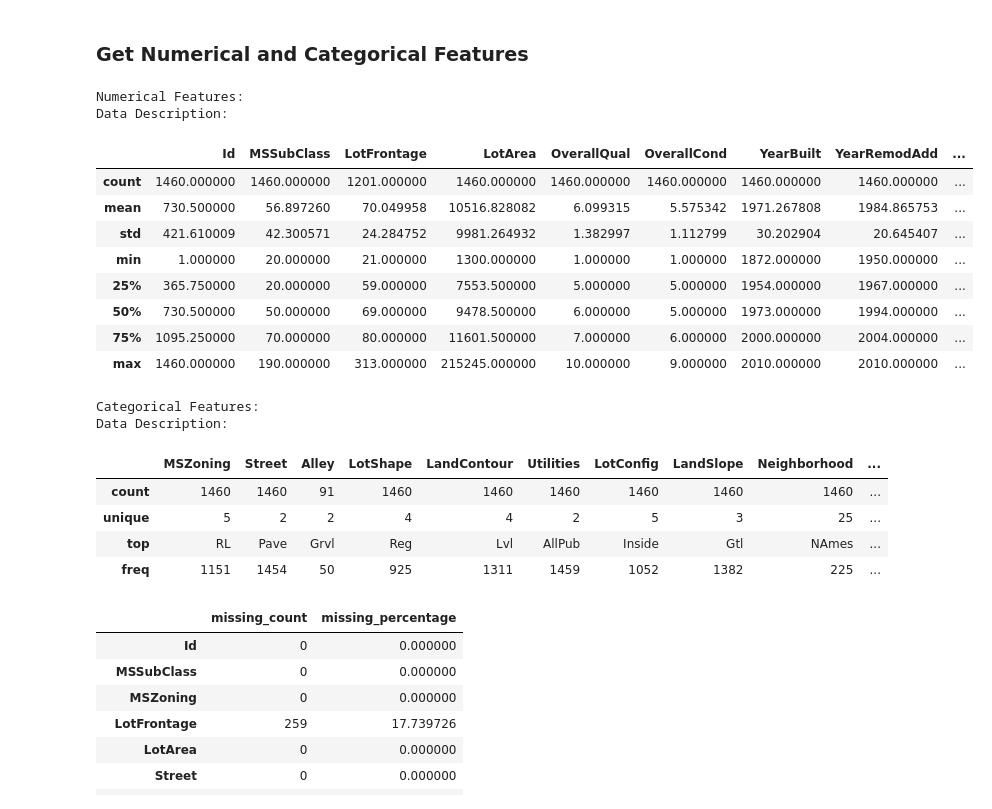
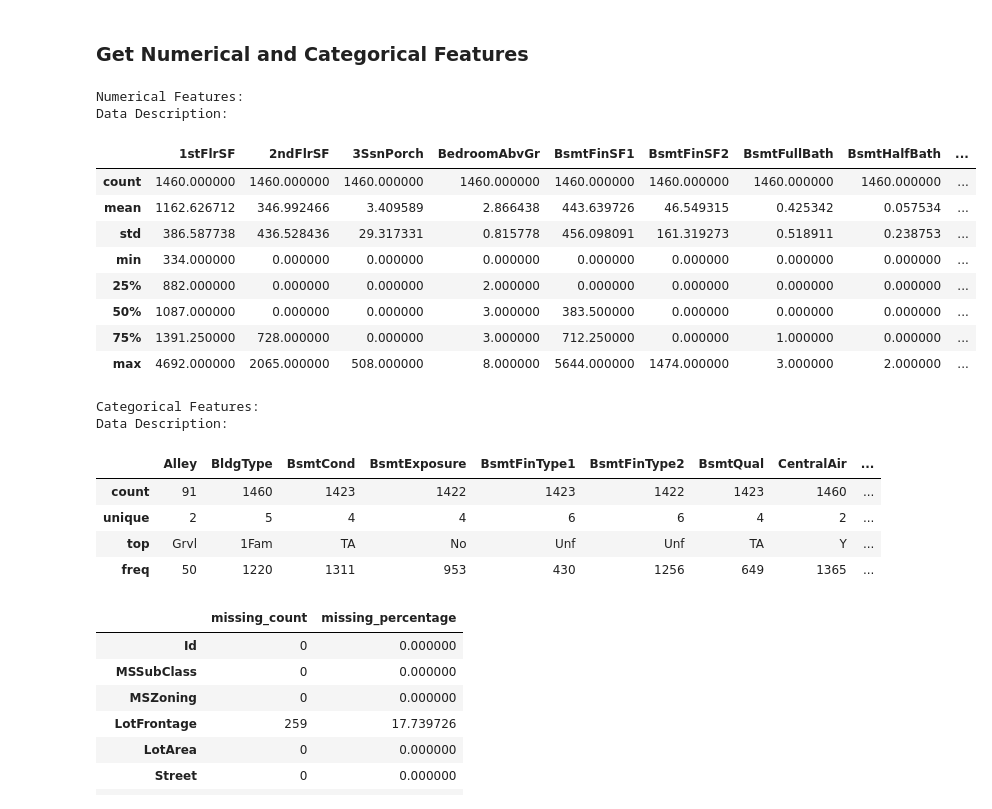
Before and after one commit to samuelablorh/house-price-prediction, a Jupyter notebook: notebooks/house_price_prediction.ipynb, the cells around one changed output. Cells and saved outputs as stored; diff of their text form; code cells hidden in the pictures.

```diff
--- a/notebooks/house_price_prediction.ipynb
+++ b/notebooks/house_price_prediction.ipynb
@@ -416,46 +400,46 @@ Shape after handling data types: (1460, 81)
 # %%
 def get_feature_types(df, exclude=None):
     """
     Return numerical and categorical columns.
     """
     if not isinstance(df, pd.DataFrame):
         raise TypeError("df must be a pandas DataFrame.")
 
     exclude = exclude or []
 
     numerical = df.select_dtypes(include="number").columns.difference(exclude).tolist()
     categorical = df.select_dtypes(
         include=["object", "category", "bool"]
     ).columns.difference(exclude).tolist()
 
     return numerical, categorical
 
-numerical_features, categorical_features = get_feature_types(df_raw)
+numerical_features, categorical_features = get_feature_types(df_clean, exclude=[TARGET_COLUMN])
 
 print("Numerical Features:")
-describe(df_raw[numerical_features], include="all")
+describe(df_clean[numerical_features], include="all")
 
 print("\nCategorical Features:")
-describe(df_raw[categorical_features], include="all")
+describe(df_clean[categorical_features], include="all")
 # %% [output]
 Numerical Features:
 Data Description:
-|  | Id | MSSubClass | LotFrontage | LotArea | OverallQual | OverallCond | YearBuilt | YearRemodAdd | ... |
-| count | 1460.000000 | 1460.000000 | 1201.000000 | 1460.000000 | 1460.000000 | 1460.000000 | 1460.000000 | 1460.000000 | ... |
-| mean | 730.500000 | 56.897260 | 70.049958 | 10516.828082 | 6.099315 | 5.575342 | 1971.267808 | 1984.865753 | ... |
-| std | 421.610009 | 42.300571 | 24.284752 | 9981.264932 | 1.382997 | 1.112799 | 30.202904 | 20.645407 | ... |
-| min | 1.000000 | 20.000000 | 21.000000 | 1300.000000 | 1.000000 | 1.000000 | 1872.000000 | 1950.000000 | ... |
-| 25% | 365.750000 | 20.000000 | 59.000000 | 7553.500000 | 5.000000 | 5.000000 | 1954.000000 | 1967.000000 | ... |
-| 50% | 730.500000 | 50.000000 | 69.000000 | 9478.500000 | 6.000000 | 5.000000 | 1973.000000 | 1994.000000 | ... |
-| 75% | 1095.250000 | 70.000000 | 80.000000 | 11601.500000 | 7.000000 | 6.000000 | 2000.000000 | 2004.000000 | ... |
-| max | 1460.000000 | 190.000000 | 313.000000 | 215245.000000 | 10.000000 | 9.000000 | 2010.000000 | 2010.000000 | ... |
+|  | 1stFlrSF | 2ndFlrSF | 3SsnPorch | BedroomAbvGr | BsmtFinSF1 | BsmtFinSF2 | BsmtFullBath | BsmtHalfBath | ... |
+| count | 1460.000000 | 1460.000000 | 1460.000000 | 1460.000000 | 1460.000000 | 1460.000000 | 1460.000000 | 1460.000000 | ... |
+| mean | 1162.626712 | 346.992466 | 3.409589 | 2.866438 | 443.639726 | 46.549315 | 0.425342 | 0.057534 | ... |
+| std | 386.587738 | 436.528436 | 29.317331 | 0.815778 | 456.098091 | 161.319273 | 0.518911 | 0.238753 | ... |
+| min | 334.000000 | 0.000000 | 0.000000 | 0.000000 | 0.000000 | 0.000000 | 0.000000 | 0.000000 | ... |
+| 25% | 882.000000 | 0.000000 | 0.000000 | 2.000000 | 0.000000 | 0.000000 | 0.000000 | 0.000000 | ... |
+| 50% | 1087.000000 | 0.000000 | 0.000000 | 3.000000 | 383.500000 | 0.000000 | 0.000000 | 0.000000 | ... |
+| 75% | 1391.250000 | 728.000000 | 0.000000 | 3.000000 | 712.250000 | 0.000000 | 1.000000 | 0.000000 | ... |
+| max | 4692.000000 | 2065.000000 | 508.000000 | 8.000000 | 5644.000000 | 1474.000000 | 3.000000 | 2.000000 | ... |
 Categorical Features:
 Data Description:
-|  | MSZoning | Street | Alley | LotShape | LandContour | Utilities | LotConfig | LandSlope | Neighborhood | ... |
-| count | 1460 | 1460 | 91 | 1460 | 1460 | 1460 | 1460 | 1460 | 1460 | ... |
-| unique | 5 | 2 | 2 | 4 | 4 | 2 | 5 | 3 | 25 | ... |
-| top | RL | Pave | Grvl | Reg | Lvl | AllPub | Inside | Gtl | NAmes | ... |
-| freq | 1151 | 1454 | 50 | 925 | 1311 | 1459 | 1052 | 1382 | 225 | ... |
+|  | Alley | BldgType | BsmtCond | BsmtExposure | BsmtFinType1 | BsmtFinType2 | BsmtQual | CentralAir | ... |
+| count | 91 | 1460 | 1423 | 1422 | 1423 | 1422 | 1423 | 1460 | ... |
+| unique | 2 | 5 | 4 | 4 | 6 | 6 | 4 | 2 | ... |
+| top | Grvl | 1Fam | TA | No | Unf | Unf | TA | Y | ... |
+| freq | 50 | 1220 | 1311 | 953 | 430 | 1256 | 649 | 1365 | ... |
 # %%
 def missing_summary(df):
     """
```
Also changed, not shown: parts of 16 cells of this notebook.
